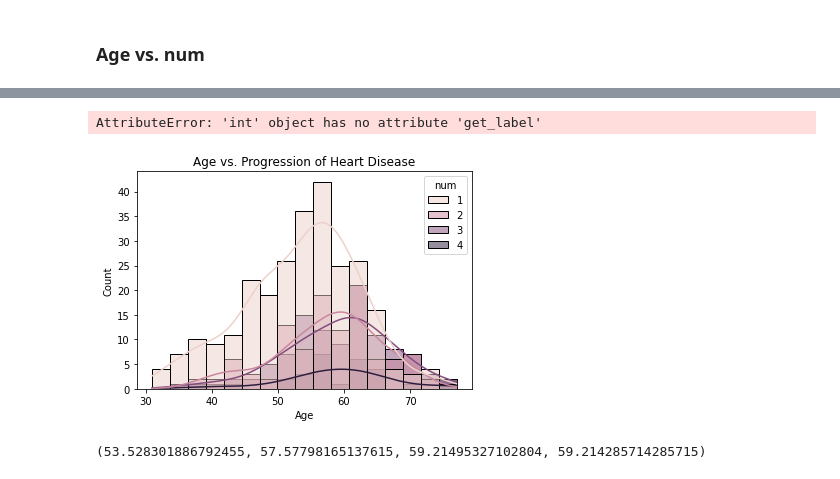
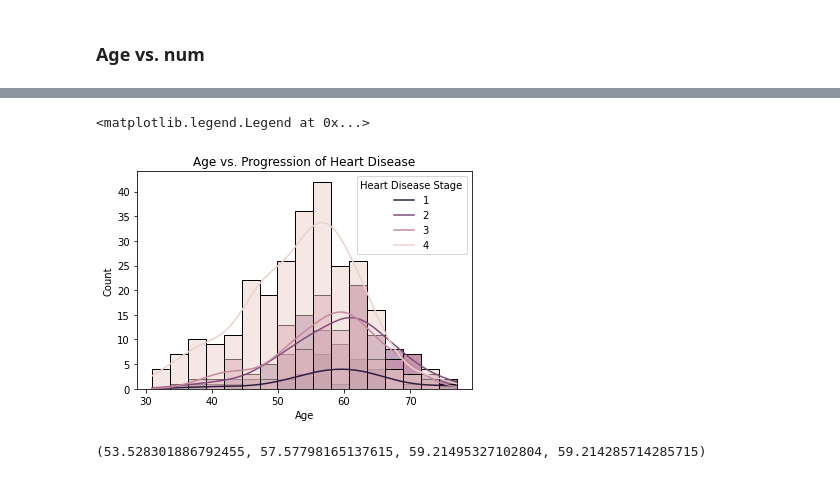
Before and after one commit to efgronski/heart-disease, a Jupyter notebook: data_visualization.ipynb, the cells around one changed output, grey strips where cells are left out. Drawn from its saved outputs; the diff is of its cells as text; code cells hidden in the pictures.

```diff
--- a/data_visualization.ipynb
+++ b/data_visualization.ipynb
@@ -15,7 +23,6 @@ disease_three = heart[heart['num'] == 3]
 disease_four = heart[heart['num'] == 4]
 
 fig, ax = plt.subplots(1, 5, figsize=(21, 6))
-sns.set_palette('mako')
 
 ax1 = sns.countplot(data=no_disease, x='ca', ax=ax[0])
 ax1.set(xlabel='Number of Major Vessels', ylabel='Count', title='No Heart Disease')
@@ -121,17 +123,17 @@ sns.catplot(data=heart, x='num', y='age')
 # %%
 heart_disease = heart[heart['num'] != 0]
 disease_one = heart[heart['num'] == 1]
 disease_two = heart[heart['num'] == 2]
 disease_three = heart[heart['num'] == 3]
 disease_four = heart[heart['num'] == 4]
 
 
 g = sns.histplot(data=heart_disease, x='age', hue='num', kde=True)
 g.set(xlabel='Age', title='Age vs. Progression of Heart Disease')
-g.legend(title='Heart Disease Stage', handles=[1, 2, 3, 4])
+g.legend(title='Heart Disease Stage', labels=['1', '2', '3', '4'])
 # %% [output]
-AttributeError: 'int' object has no attribute 'get_label'
+<matplotlib.legend.Legend at 0x...>
-[figure, old version]
+[figure, new version]
 # %%
 disease_one['age'].mean(axis=0), disease_two['age'].mean(axis=0), disease_three['age'].mean(axis=0), disease_four['age'].mean(axis=0)
 # %% [output]
```
Also changed, not shown: parts of 11 cells of this notebook, 1 other file.
